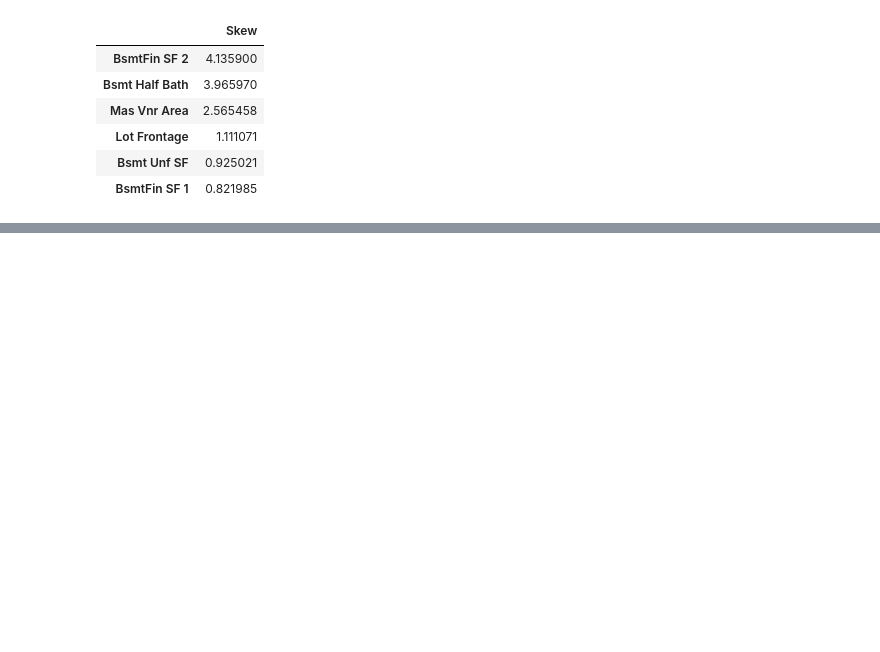
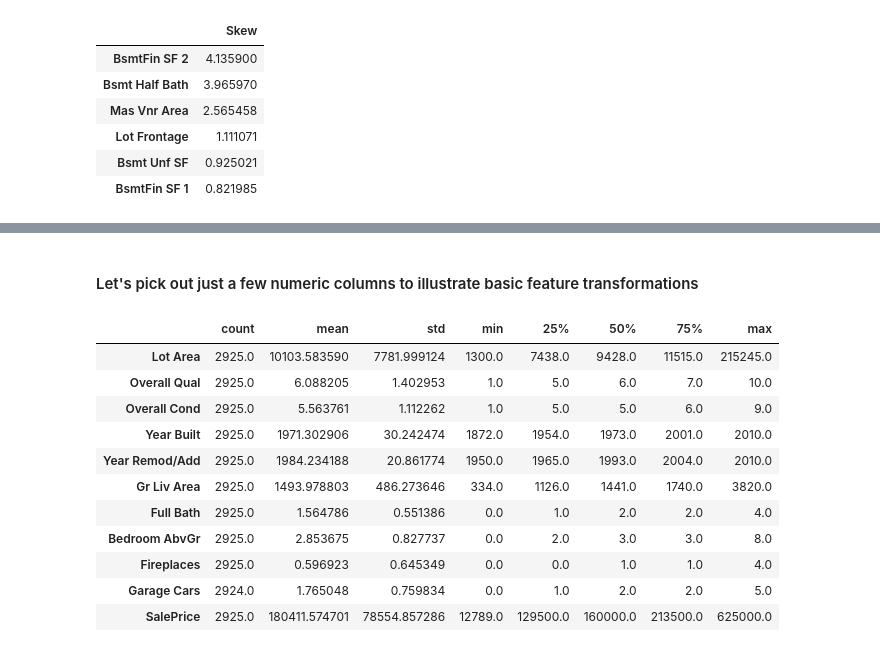
Before and after one commit to Shawvin/IBM-data-science, a Jupyter notebook: Exploratory Data Analysis/Feature Enginerring.ipynb, the cells around one changed output, grey strips where cells are left out. Saved outputs shown, nothing was run; the diff lists cells and outputs as text; code cells hidden in the pictures; blank space fills up the shorter version.

```diff
--- a/Exploratory Data Analysis/Feature Enginerring.ipynb
+++ b/Exploratory Data Analysis/Feature Enginerring.ipynb
@@ -142,0 +220,2 @@ skew_cols
+# %% [markdown]
+#### Let's pick out just a few numeric columns to illustrate basic feature transformations
@@ -142,0 +227,16 @@ skew_cols
+# %%
+# Now we can look at summary statistics of the subset data
+smaller_df.describe().T
+# %% [output]
+|  | count | mean | std | min | 25% | 50% | 75% | max |
+| Lot Area | 2925.0 | 10103.583590 | 7781.999124 | 1300.0 | 7438.0 | 9428.0 | 11515.0 | 215245.0 |
+| Overall Qual | 2925.0 | 6.088205 | 1.402953 | 1.0 | 5.0 | 6.0 | 7.0 | 10.0 |
+| Overall Cond | 2925.0 | 5.563761 | 1.112262 | 1.0 | 5.0 | 5.0 | 6.0 | 9.0 |
+| Year Built | 2925.0 | 1971.302906 | 30.242474 | 1872.0 | 1954.0 | 1973.0 | 2001.0 | 2010.0 |
+| Year Remod/Add | 2925.0 | 1984.234188 | 20.861774 | 1950.0 | 1965.0 | 1993.0 | 2004.0 | 2010.0 |
+| Gr Liv Area | 2925.0 | 1493.978803 | 486.273646 | 334.0 | 1126.0 | 1441.0 | 1740.0 | 3820.0 |
+| Full Bath | 2925.0 | 1.564786 | 0.551386 | 0.0 | 1.0 | 2.0 | 2.0 | 4.0 |
+| Bedroom AbvGr | 2925.0 | 2.853675 | 0.827737 | 0.0 | 2.0 | 3.0 | 3.0 | 8.0 |
+| Fireplaces | 2925.0 | 0.596923 | 0.645349 | 0.0 | 0.0 | 1.0 | 1.0 | 4.0 |
+| Garage Cars | 2924.0 | 1.765048 | 0.759834 | 0.0 | 1.0 | 2.0 | 2.0 | 5.0 |
+| SalePrice | 2925.0 | 180411.574701 | 78554.857286 | 12789.0 | 129500.0 | 160000.0 | 213500.0 | 625000.0 |
```
Also changed, not shown: parts of 53 cells of this notebook, 6 other files.
